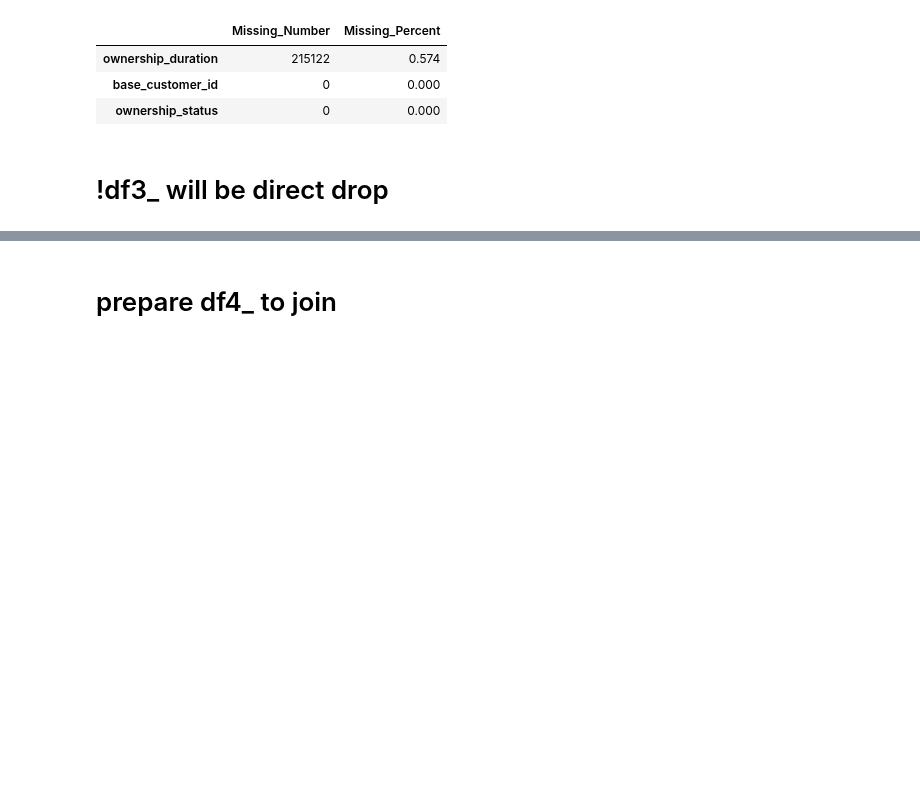
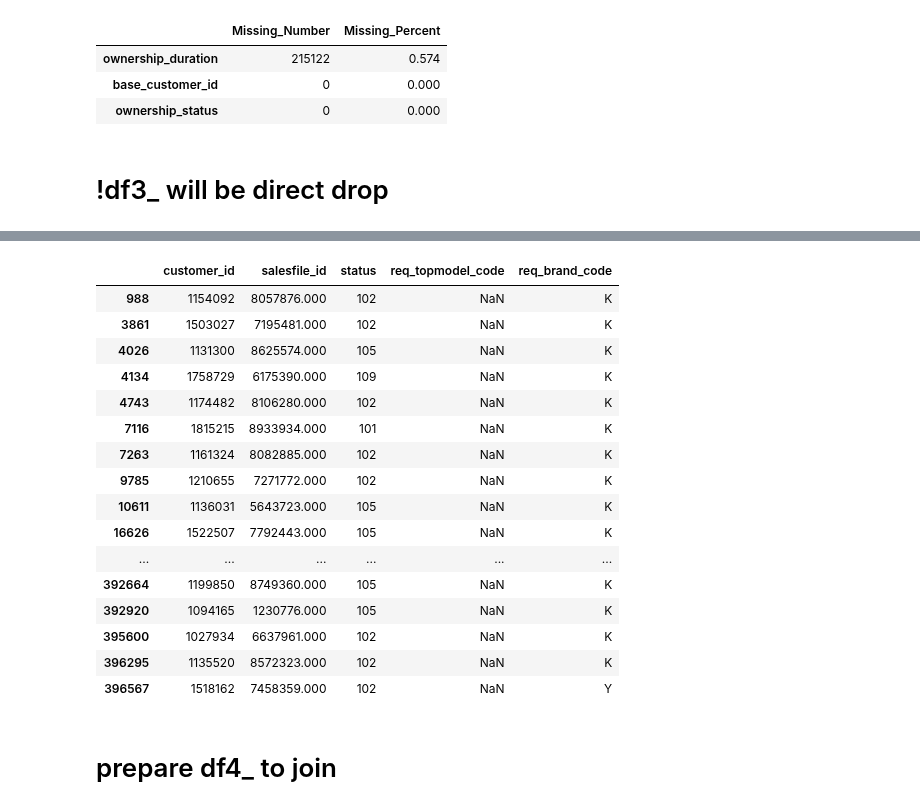
Before and after one commit to KdrDrn/04_PROJECTS, a Jupyter notebook: 16_Doğuş_Datathon_Otomotiv/Dogus_Customer_Segmentation_v02.ipynb, the cells around one changed output, grey strips where cells are left out. Cells and saved outputs as stored; diff of their text form; code cells hidden in the pictures; blank space fills up the shorter version.

```diff
--- a/16_Doğuş_Datathon_Otomotiv/Dogus_Customer_Segmentation_v02.ipynb
+++ b/16_Doğuş_Datathon_Otomotiv/Dogus_Customer_Segmentation_v02.ipynb
@@ -1242,0 +1264,2 @@ missing(df2_)
+# %%
+df3_["sf_create_date"] = pd.to_datetime(df3_["sf_create_date"])
@@ -1243,3 +1301,23 @@ missing(df2_)
+# %%
+df3_[df3_["req_topmodel_code"].isnull()][["customer_id", "salesfile_id", "status", "req_topmodel_code", "req_brand_code"]]
+# %% [output]
+|  | customer_id | salesfile_id | status | req_topmodel_code | req_brand_code |
+| 988 | 1154092 | 8057876.000 | 102 | NaN | K |
+| 3861 | 1503027 | 7195481.000 | 102 | NaN | K |
+| 4026 | 1131300 | 8625574.000 | 105 | NaN | K |
+| 4134 | 1758729 | 6175390.000 | 109 | NaN | K |
+| 4743 | 1174482 | 8106280.000 | 102 | NaN | K |
+| 7116 | 1815215 | 8933934.000 | 101 | NaN | K |
+| 7263 | 1161324 | 8082885.000 | 102 | NaN | K |
+| 9785 | 1210655 | 7271772.000 | 102 | NaN | K |
+| 10611 | 1136031 | 5643723.000 | 105 | NaN | K |
+| 16626 | 1522507 | 7792443.000 | 105 | NaN | K |
+| ... | ... | ... | ... | ... | ... |
+| 392664 | 1199850 | 8749360.000 | 105 | NaN | K |
+| 392920 | 1094165 | 1230776.000 | 105 | NaN | K |
+| 395600 | 1027934 | 6637961.000 | 102 | NaN | K |
+| 396295 | 1135520 | 8572323.000 | 102 | NaN | K |
+| 396567 | 1518162 | 7458359.000 | 102 | NaN | Y |
 # %% [markdown]
 # prepare df4_ to join
 # %%
```
Also changed, not shown: parts of 9 cells of this notebook.
